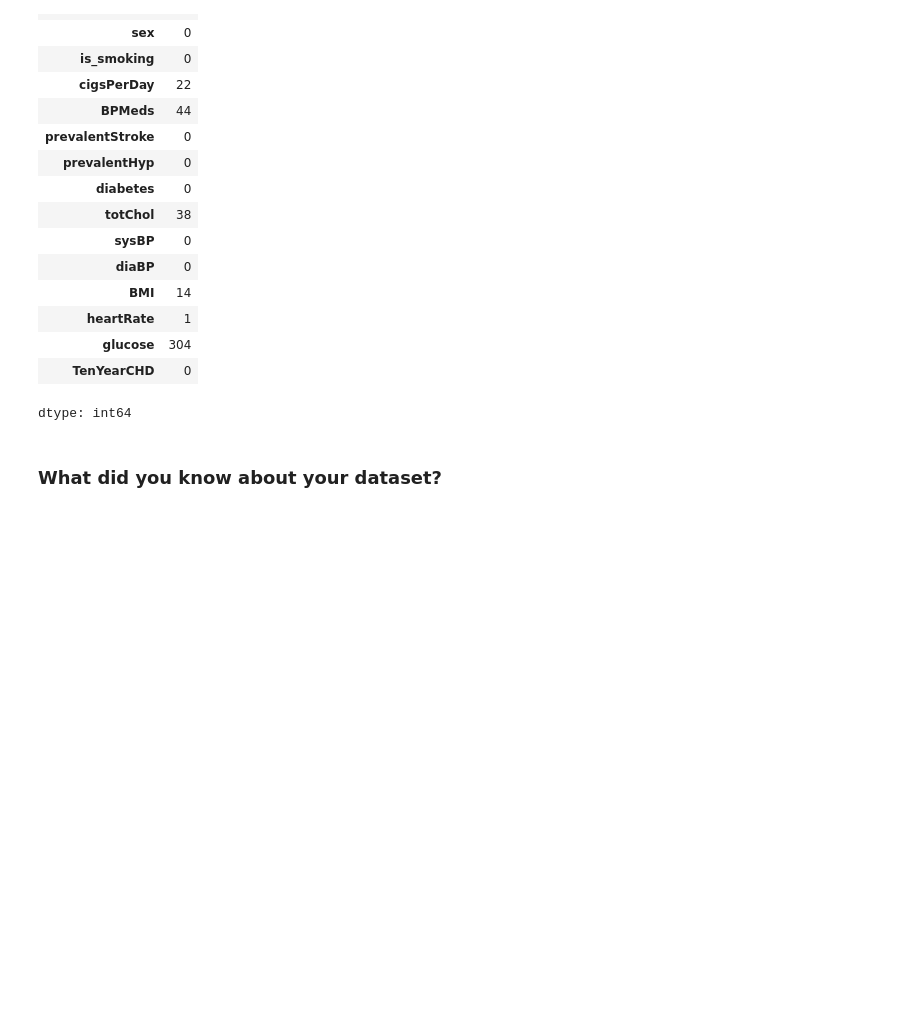
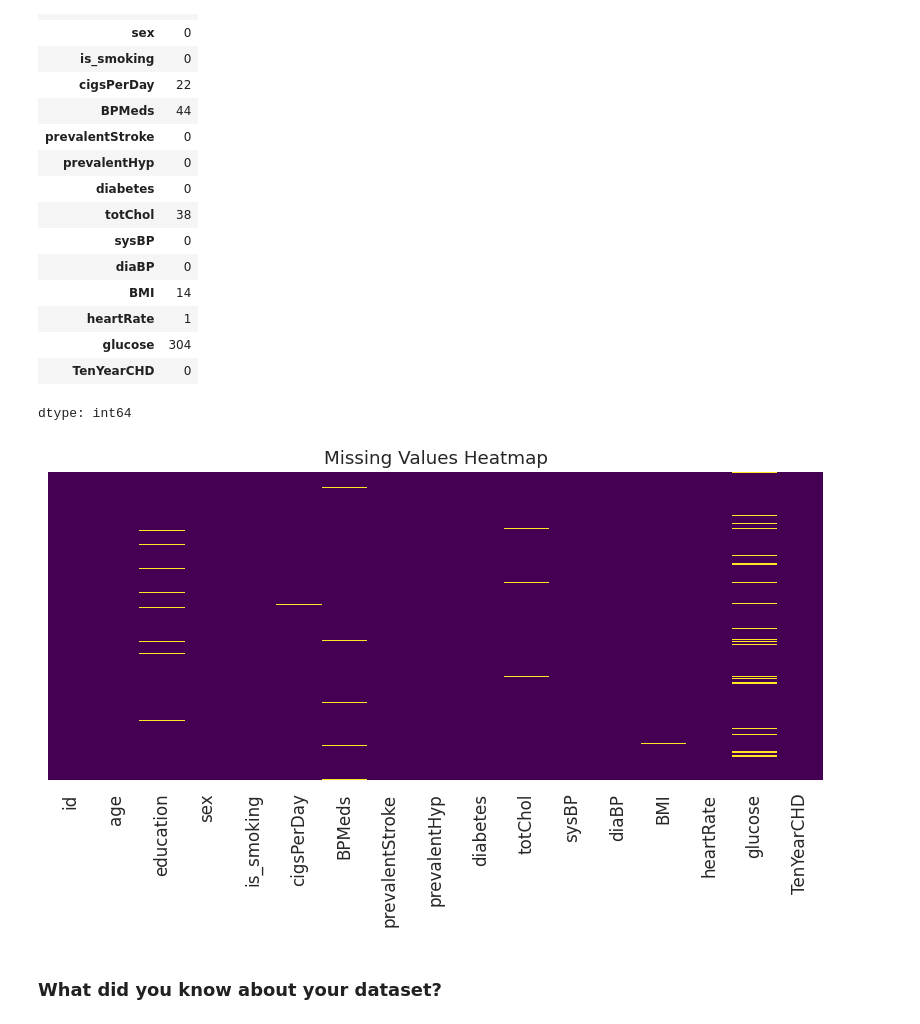
Before and after one commit to MonaliM5/cardio_risk_prediction, a Jupyter notebook: notebooks/Cardiovascular_Risk_Prediction.ipynb, the cells around one changed output. Saved outputs shown, nothing was run; the diff lists cells and outputs as text; code cells hidden in the pictures; blank space fills up the shorter version.

Commit message:
feat: analyze and visualize missing values confirming data completeness ❓

```diff
--- a/notebooks/Cardiovascular_Risk_Prediction.ipynb
+++ b/notebooks/Cardiovascular_Risk_Prediction.ipynb
@@ -254,3 +252,12 @@ dtype: int64
+# %%
+# Visualizing the missing values
+# visualizing missing values using heatmap
+plt.figure(figsize=(10, 4))
+sns.heatmap(df.isnull(), cbar=False, yticklabels=False, cmap='viridis')
+plt.title("Missing Values Heatmap")
+plt.show()
+# %% [output]
+[figure, added]
 # %% [markdown]
 ### What did you know about your dataset?
 # %% [markdown]
```
Also changed, not shown: parts of 1 cell of this notebook.
